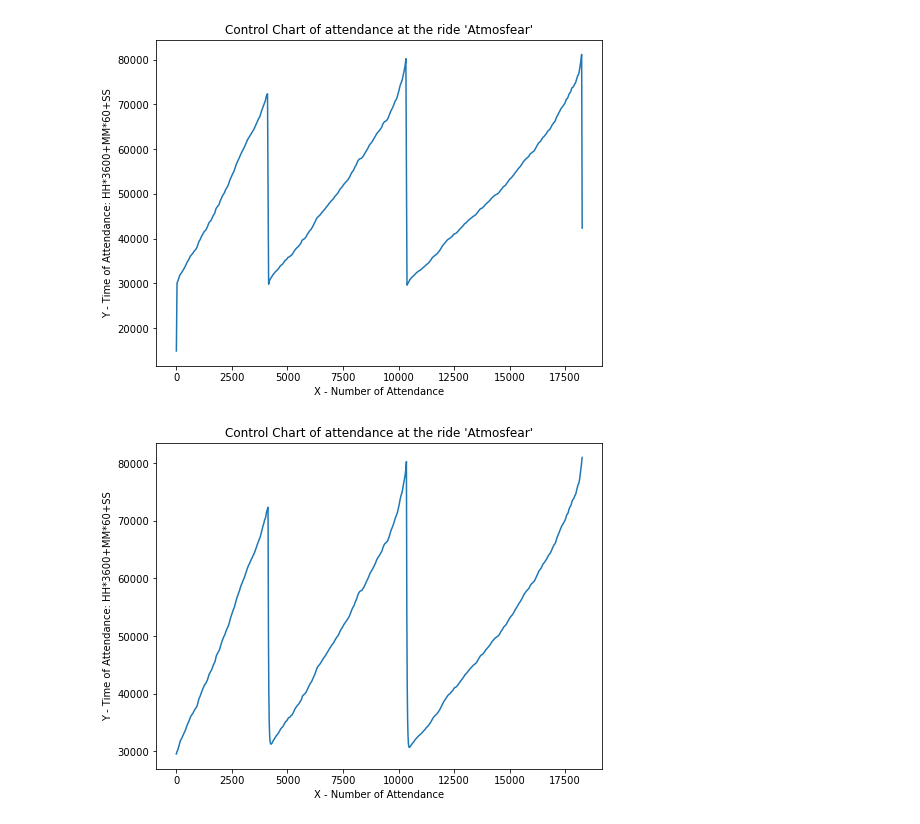
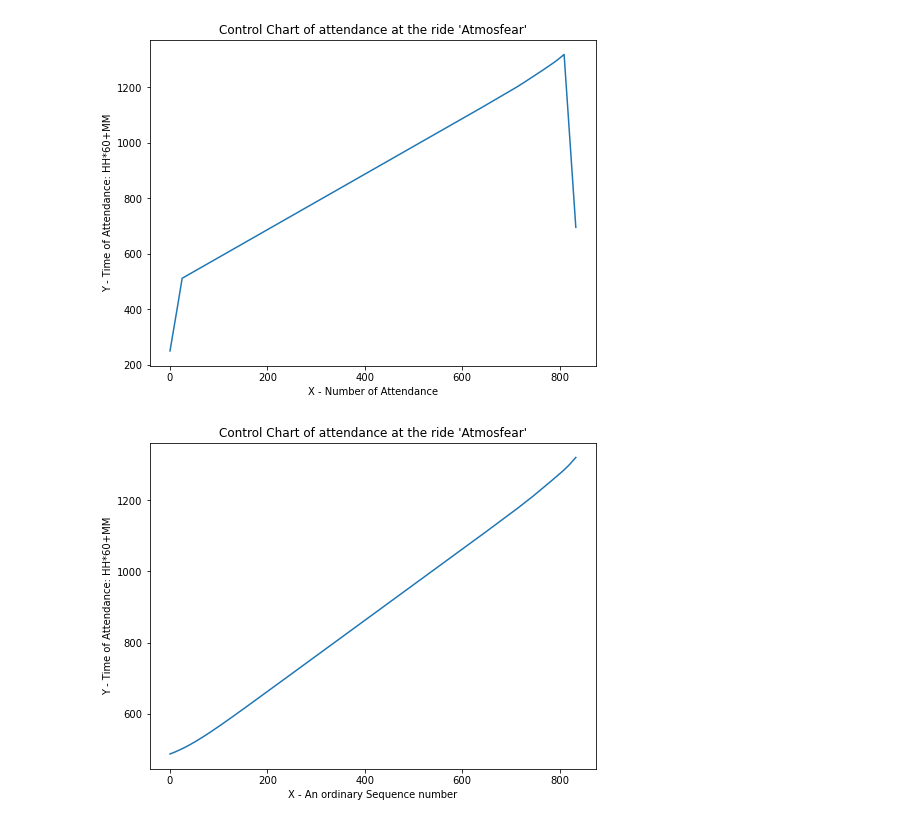
Before and after one commit to andrew0224/data-visualization, a Jupyter notebook: Assign4-XueZedong/unit4.ipynb, the cells around one changed output. Drawn from its saved outputs; the diff is of its cells as text; code cells hidden in the pictures.

```diff
--- a/Assign4-XueZedong/unit4.ipynb
+++ b/Assign4-XueZedong/unit4.ipynb
@@ -8,25 +8,28 @@ db_filename = 'dinofunworld-2.db'
 conn = sqlite3.connect(db_filename)
 c = conn.cursor()
 
-c.execute("select strftime('%H',timestamp)*3600+strftime('%M',timestamp)*60+strftime('%S',timestamp) from checkin as ch, attraction where attraction=AttractionID and name='Atmosfear' and ch.type='actual' order by timestamp;")
+#c.execute("select strftime('%H',timestamp)*3600+strftime('%M',timestamp)*60+strftime('%S',timestamp) from checkin as ch, attraction where attraction=AttractionID and name='Atmosfear' and ch.type='actual' order by timestamp;")
+c.execute("select strftime('%H',timestamp)*60+strftime('%M',timestamp),count(strftime('%H',timestamp)*60+strftime('%M',timestamp)) from checkin as ch, attraction where attraction=AttractionID and name='Atmosfear' and ch.type='actual' group by strftime('%H',timestamp)*60+strftime('%M',timestamp) order by strftime('%H',timestamp)*60+strftime('%M',timestamp);")
 visitData = c.fetchall()
 
 data=[]
 for row in visitData:
-    data.append(row[0])
+    data.append(row[1])
 
 #dataframe = pd.DataFrame.from_records(visitData,columns=['ckcount'])
 #data=dataframe.to_numpy()
 
 fig, ax = plt.subplots(figsize=(8, 6))
-ax.set_xlabel('X - Number of Attendance')  # Add an x-label to the axes.
-ax.set_ylabel('Y - Time of Attendance: HH*3600+MM*60+SS')  # Add a y-label to the axes.
+ax.set_xlabel('X - An ordinary Sequence number')  # Add an x-label to the axes.
+ax.set_ylabel('Y - Time of Attendance: HH*60+MM')  # Add a y-label to the axes.
 ax.set_title("Control Chart of attendance at the ride 'Atmosfear'")
 
 
 #Compute the mean and standard deviation of the temperature values.
 mean = np.nanmean(data)
 std = np.nanstd(data)
+print("The mean value is:{}".format(mean))
+print("The std deviation is:{}".format(std))
 
 #Plot the mean, standard deviation lines, and the temperatures all on the same graph.
 plt.plot([0,len(data)],[mean,mean],'g-')
@@ -42,30 +46,30 @@ plt.show()
 # %%
 import sqlite3
 import matplotlib.pyplot as plt
 import numpy as np
 
 db_filename = 'dinofunworld-2.db'
 conn = sqlite3.connect(db_filename)
 c = conn.cursor()
 
-c.execute("select strftime('%H',timestamp)*3600+strftime('%M',timestamp)*60+strftime('%S',timestamp) from checkin as ch, attraction where attraction=AttractionID and name='Atmosfear' and ch.type='actual' order by timestamp;")
+c.execute("select strftime('%H',timestamp)*60+strftime('%M',timestamp),count(strftime('%H',timestamp)*60+strftime('%M',timestamp)) from checkin as ch, attraction where attraction=AttractionID and name='Atmosfear' and ch.type='actual' group by strftime('%H',timestamp)*60+strftime('%M',timestamp) order by strftime('%H',timestamp)*60+strftime('%M',timestamp);")
 visitData = c.fetchall()
 
 data=[]
 for row in visitData:
     data.append(row[0])
 
 fig, ax = plt.subplots(figsize=(8, 6))
-ax.set_xlabel('X - Number of Attendance')  # Add an x-label to the axes.
-ax.set_ylabel('Y - Time of Attendance: HH*3600+MM*60+SS')  # Add a y-label to the axes.
+ax.set_xlabel('X - An ordinary Sequence number')  # Add an x-label to the axes.
+ax.set_ylabel('Y - Time of Attendance: HH*60+MM')  # Add a y-label to the axes.
 ax.set_title("Control Chart of attendance at the ride 'Atmosfear'")
 
 window_size=50
 #Compute and Plot the moving average
 plt.plot(np.convolve(data, np.ones(window_size,)/window_size, 'same'))
 plt.show()
 # %% [output]
-[figure, old version]
+[figure, new version]
 # %%
 import sqlite3
 import matplotlib.pyplot as plt
@@ -77,7 +81,7 @@ db_filename = 'dinofunworld-2.db'
 conn = sqlite3.connect(db_filename)
 c = conn.cursor()
 
-c.execute("select strftime('%H',timestamp)*3600+strftime('%M',timestamp)*60+strftime('%S',timestamp) from checkin as ch, attraction where attraction=AttractionID and name='Atmosfear' and ch.type='actual' order by timestamp;")
+c.execute("select strftime('%H',timestamp)*60+strftime('%M',timestamp),count(strftime('%H',timestamp)*60+strftime('%M',timestamp)) from checkin as ch, attraction where attraction=AttractionID and name='Atmosfear' and ch.type='actual' group by strftime('%H',timestamp)*60+strftime('%M',timestamp) order by strftime('%H',timestamp)*60+strftime('%M',timestamp);")
 visitData = c.fetchall()
 
 data=[]
@@ -85,8 +89,8 @@ for row in visitData:
     data.append(row[0])
 
 fig, ax = plt.subplots(figsize=(8, 6))
-ax.set_xlabel('X - Number of Attendance')  # Add an x-label to the axes.
-ax.set_ylabel('Y - Time of Attendance: HH*3600+MM*60+SS')  # Add a y-label to the axes.
+ax.set_xlabel('X - An ordinary Sequence number')  # Add an x-label to the axes.
+ax.set_ylabel('Y - Time of Attendance: HH*60+MM')  # Add a y-label to the axes.
 ax.set_title("Control Chart of attendance at the ride 'Atmosfear'")
 
 #Span serves the same purpose as "window size" in the moving average.
@@ -99,4 +103,4 @@ df_exp = df.ewm(span=50).mean()
 plt.plot(df_exp)
 plt.show()
 # %% [output]
-[figure, old version]
+[figure, new version]
```
Also changed, not shown: parts of 1 cell of this notebook.
